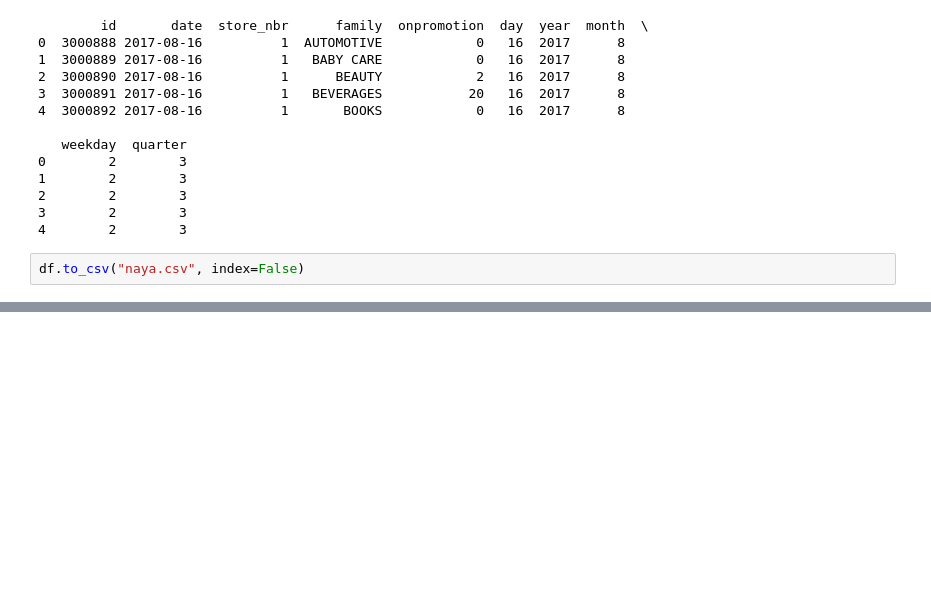
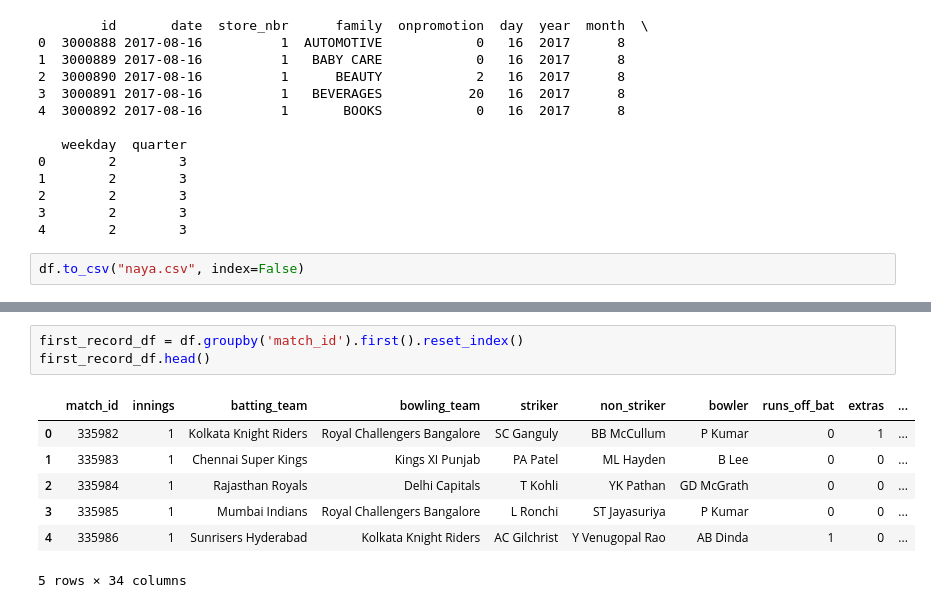
Before and after one commit to Madhukar-Reddy2002/IPL-GURU_2008-23, a Jupyter notebook: Analysis.ipynb, the cells around one changed output, grey strips where cells are left out. Saved outputs shown, nothing was run; the diff lists cells and outputs as text; blank space fills up the shorter version.

```diff
--- a/Analysis.ipynb
+++ b/Analysis.ipynb
@@ -138,0 +151,11 @@ df.to_csv("naya.csv", index=False)
+# %%
+first_record_df = df.groupby('match_id').first().reset_index()
+first_record_df.head()
+# %% [output]
+|  | match_id | innings | batting_team | bowling_team | striker | non_striker | bowler | runs_off_bat | extras | ... |
+| 0 | 335982 | 1 | Kolkata Knight Riders | Royal Challengers Bangalore | SC Ganguly | BB McCullum | P Kumar | 0 | 1 | ... |
+| 1 | 335983 | 1 | Chennai Super Kings | Kings XI Punjab | PA Patel | ML Hayden | B Lee | 0 | 0 | ... |
+| 2 | 335984 | 1 | Rajasthan Royals | Delhi Capitals | T Kohli | YK Pathan | GD McGrath | 0 | 0 | ... |
+| 3 | 335985 | 1 | Mumbai Indians | Royal Challengers Bangalore | L Ronchi | ST Jayasuriya | P Kumar | 0 | 0 | ... |
+| 4 | 335986 | 1 | Sunrisers Hyderabad | Kolkata Knight Riders | AC Gilchrist | Y Venugopal Rao | AB Dinda | 1 | 0 | ... |
+5 rows × 34 columns
```
Also changed, not shown: parts of 1 cell of this notebook, 1 other file.
